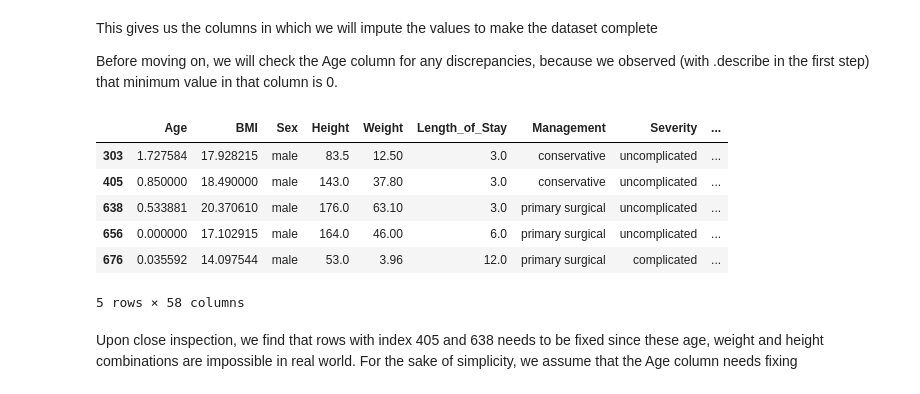
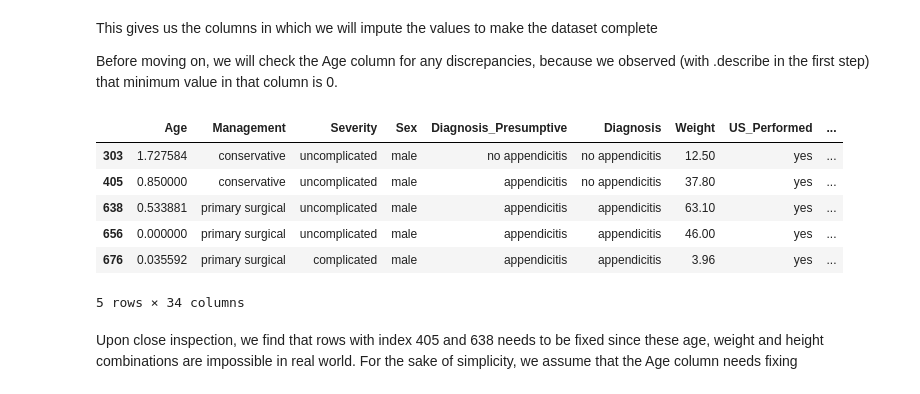
Before and after one commit to keshav-chauhan/assessmentprog2, a Jupyter notebook: assessment2.ipynb, the cells around one changed output. Saved outputs shown, nothing was run; the diff lists cells and outputs as text; code cells hidden in the pictures.

Commit message:
Visualising missing data

```diff
--- a/assessment2.ipynb
+++ b/assessment2.ipynb
@@ -125,13 +127,16 @@ dtype: int64
 # Now slicing the app_data variable and select the columns that are in temp variable
 # We used temp variable since we only needed it to find out which
 # columns to select. After this operation we don't need temp variable
-app_data = app_data[list(temp.index)]
+
+# We will call this dataframe app_data_new, because we will compare it with the
+# app_data using visualisation
+app_data_new = app_data[list(temp.index)]
 
 # temp.index returns an index object, which is converted to a list using
 # the list() method
 
 # Let's see the resulting dataframe
-app_data
+app_data_new
 # %% [output]
 |  | Age | Management | Severity | Sex | Diagnosis_Presumptive | Diagnosis | Weight | US_Performed | ... |
 | 0 | 12.680000 | conservative | uncomplicated | female | appendicitis | appendicitis | 37.0 | yes | ... |
@@ -153,15 +158,15 @@ Before moving on, we will check the Age column for any discrepancies,
 because we observed (with .describe in the first step) that minimum value in that column is 0.
 # %%
 # Let's inspect the columns with Age < 2
-app_data[app_data['Age'] < 2]
+app_data_new[app_data_new['Age'] < 2]
 # %% [output]
-|  | Age | BMI | Sex | Height | Weight | Length_of_Stay | Management | Severity | ... |
-| 303 | 1.727584 | 17.928215 | male | 83.5 | 12.50 | 3.0 | conservative | uncomplicated | ... |
-| 405 | 0.850000 | 18.490000 | male | 143.0 | 37.80 | 3.0 | conservative | uncomplicated | ... |
-| 638 | 0.533881 | 20.370610 | male | 176.0 | 63.10 | 3.0 | primary surgical | uncomplicated | ... |
-| 656 | 0.000000 | 17.102915 | male | 164.0 | 46.00 | 6.0 | primary surgical | uncomplicated | ... |
-| 676 | 0.035592 | 14.097544 | male | 53.0 | 3.96 | 12.0 | primary surgical | complicated | ... |
+|  | Age | Management | Severity | Sex | Diagnosis_Presumptive | Diagnosis | Weight | US_Performed | ... |
+| 303 | 1.727584 | conservative | uncomplicated | male | no appendicitis | no appendicitis | 12.50 | yes | ... |
+| 405 | 0.850000 | conservative | uncomplicated | male | appendicitis | no appendicitis | 37.80 | yes | ... |
+| 638 | 0.533881 | primary surgical | uncomplicated | male | appendicitis | appendicitis | 63.10 | yes | ... |
+| 656 | 0.000000 | primary surgical | uncomplicated | male | appendicitis | appendicitis | 46.00 | yes | ... |
+| 676 | 0.035592 | primary surgical | complicated | male | appendicitis | appendicitis | 3.96 | yes | ... |
-5 rows × 58 columns
+5 rows × 34 columns
 # %% [markdown]
 Upon close inspection, we find that rows with index 405 and 638 needs to be fixed since
 these age, weight and height combinations are impossible in real world.
```
Also changed, not shown: parts of 6 cells of this notebook, 1 other file.
